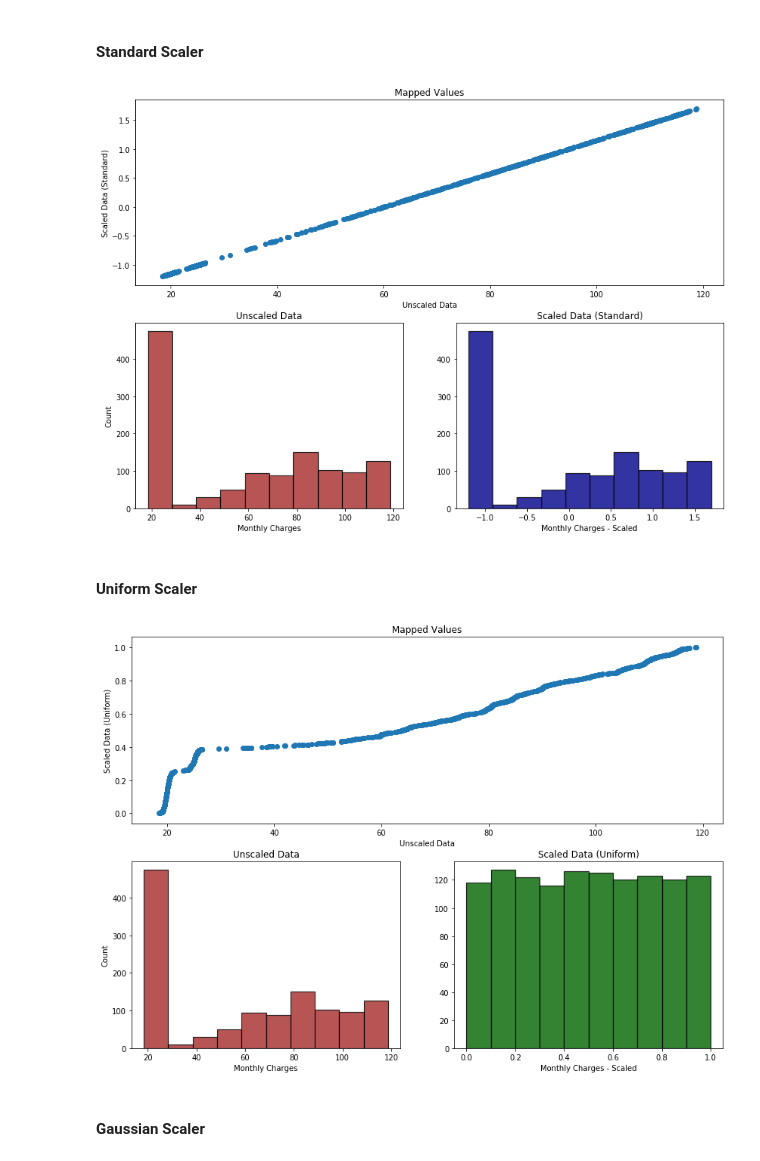
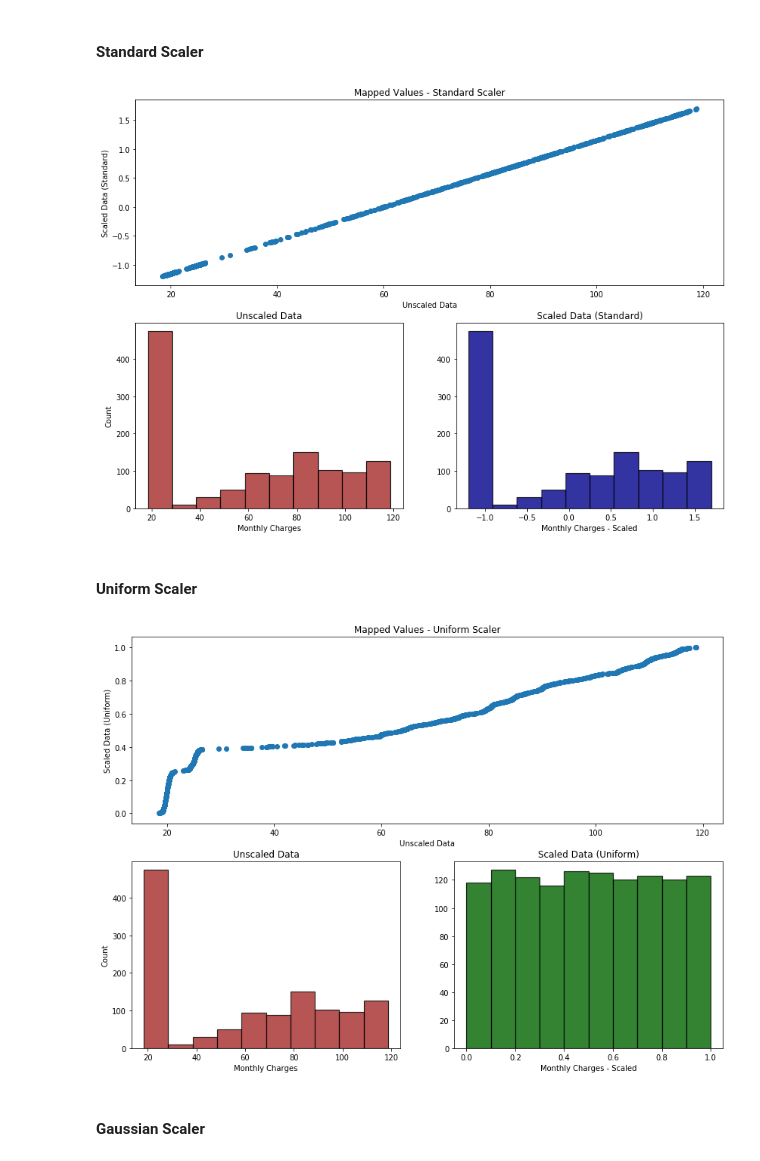
Before and after one commit to adam-gomez/regression-exercises, a Jupyter notebook: scaling.ipynb, the cells around one changed output. Drawn from its saved outputs; the diff is of its cells as text; code cells hidden in the pictures.

```diff
--- a/scaling.ipynb
+++ b/scaling.ipynb
@@ -30,22 +30,22 @@ scaler_standard, train_standard, validate_standard, test_standard = prepare.stan
 # %%
 plt.figure(figsize=(14,10))
 plt.subplot(2, 1, 1)
 plt.scatter(train.monthly_charges, train_standard.monthly_charges)
-plt.title('Mapped Values')
+plt.title('Mapped Values - Standard Scaler')
 plt.xlabel('Unscaled Data')
 plt.ylabel('Scaled Data (Standard)')
 plt.subplot(2, 2, 3)
 plt.hist(train.monthly_charges, alpha = 0.8, color = 'brown', edgecolor='black', linewidth=1.2)
 plt.title('Unscaled Data')
 plt.xlabel('Monthly Charges')
 plt.ylabel('Count')
 plt.subplot(2, 2, 4)
 plt.hist(train_standard.monthly_charges, alpha = 0.8, color = 'darkblue', edgecolor='black', linewidth=1.2)
 plt.title('Scaled Data (Standard)')
 plt.xlabel('Monthly Charges - Scaled')
 plt.show()
 # %% [output]
-[figure, old version]
+[figure, new version]
 # %% [markdown]
 #### Uniform Scaler
 # %%
@@ -54,7 +54,7 @@ scaler_uniform, train_uniform, validate_uniform, test_uniform = prepare.uniform_
 plt.figure(figsize=(14,10))
 plt.subplot(2, 1, 1)
 plt.scatter(train.monthly_charges, train_uniform.monthly_charges)
-plt.title('Mapped Values')
+plt.title('Mapped Values - Uniform Scaler')
 plt.xlabel('Unscaled Data')
 plt.ylabel('Scaled Data (Uniform)')
 plt.subplot(2, 2, 3)
@@ -68,7 +68,7 @@ plt.title('Scaled Data (Uniform)')
 plt.xlabel('Monthly Charges - Scaled')
 plt.show()
 # %% [output]
-[figure, old version]
+[figure, new version]
 # %% [markdown]
 #### Gaussian Scaler
 # %%
```
Also changed, not shown: parts of 5 cells of this notebook.
